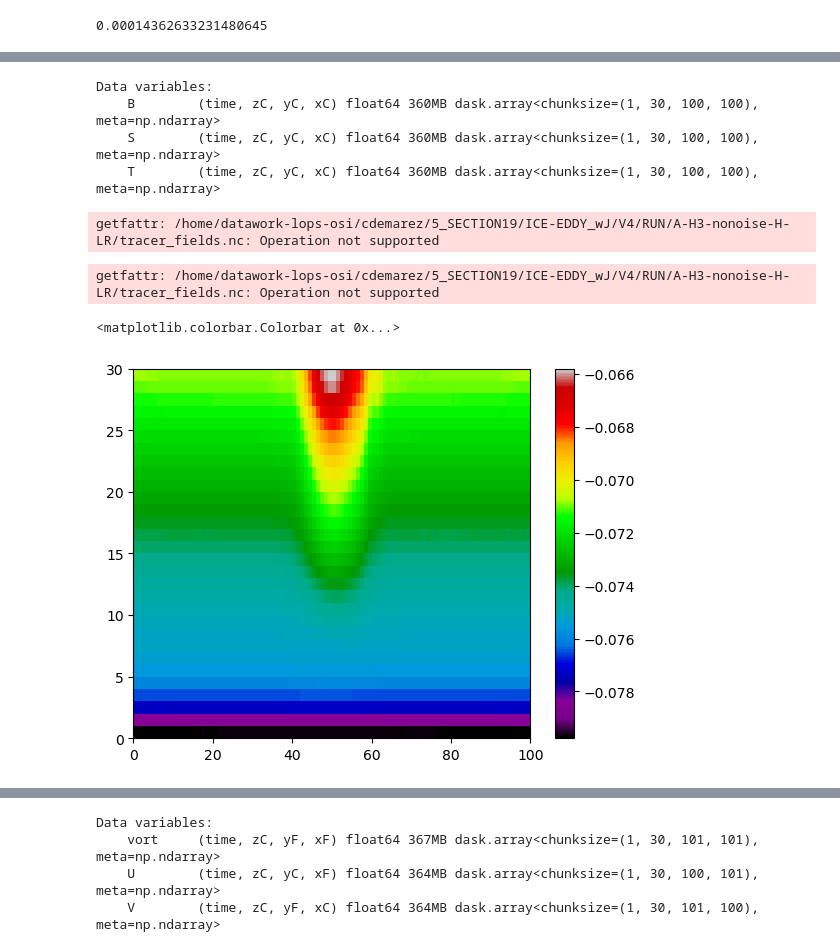
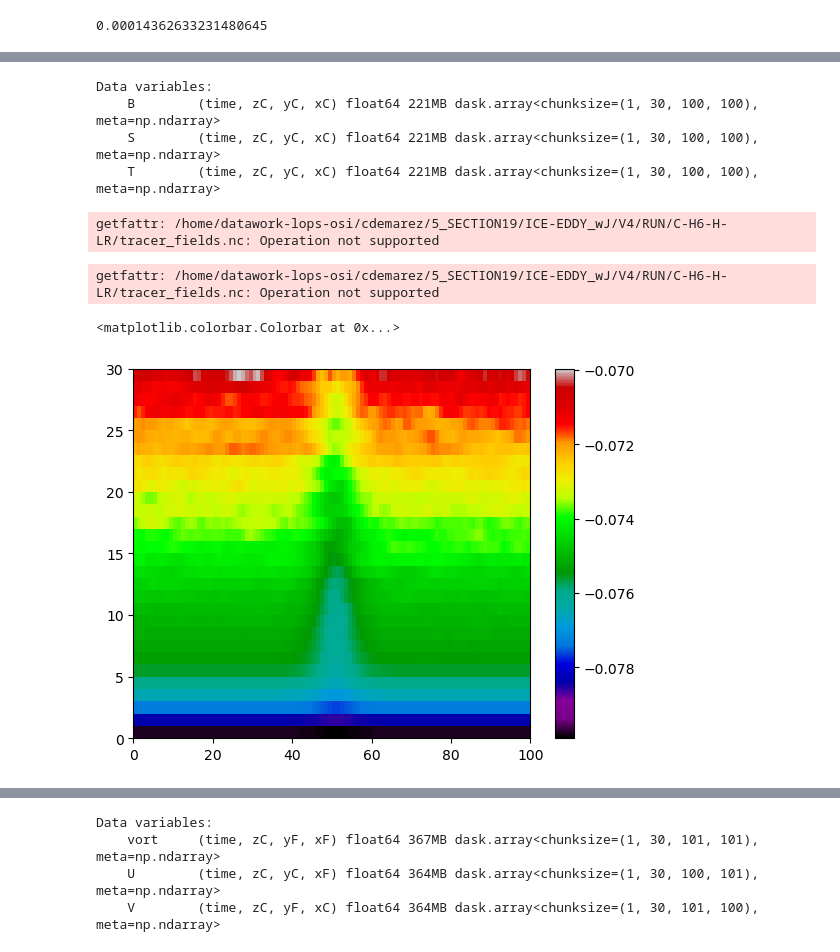
Before and after one commit to demarez/ice-eddy, a Jupyter notebook: DIAGS/3D_plot.ipynb, the cells around one changed output, grey strips where cells are left out. Drawn from its saved outputs; the diff is of its cells as text; code cells hidden in the pictures.

```diff
--- a/DIAGS/3D_plot.ipynb
+++ b/DIAGS/3D_plot.ipynb
@@ -161,5 +276,5 @@ f0=coriolis_frequency(lat);print(f0)
 # %%
-vmax=0.7
+vmax=0.1
 vmin=-vmax
 
 kw = {
@@ -174,7 +289,7 @@ kw = {
 
 path_root='/home/datawork-lops-osi/cdemarez/5_SECTION19/ICE-EDDY_wJ/V4/'
 
-experiment="A-H3-nonoise-H-LR"
+experiment="C-H6-H-LR"
 data_path = path_root+"/RUN/"+experiment
 
 
@@ -186,7 +301,7 @@ tracer_fields_paths = '{0}/{1}'.format(data_path, tracer_fields)
 
 data = xr.open_mfdataset(vel_fields_paths)# preprocess=remove_empty_ds )
 
-var = data.vort.isel(time=60).transpose("yF","xF","zC")
+var = data.vort.isel(time=7).transpose("yF","xF","zC")
 
 Ny, Nx, Nz = var.shape
 
@@ -276,18 +334,18 @@ data = xr.open_mfdataset(tracer_fields_paths)# preprocess=remove_empty_ds )
 print(data.data_vars)
 # %% [output]
 Data variables:
-    B        (time, zC, yC, xC) float64 360MB dask.array<chunksize=(1, 30, 100, 100), meta=np.ndarray>
-    S        (time, zC, yC, xC) float64 360MB dask.array<chunksize=(1, 30, 100, 100), meta=np.ndarray>
-    T        (time, zC, yC, xC) float64 360MB dask.array<chunksize=(1, 30, 100, 100), meta=np.ndarray>
+    B        (time, zC, yC, xC) float64 221MB dask.array<chunksize=(1, 30, 100, 100), meta=np.ndarray>
+    S        (time, zC, yC, xC) float64 221MB dask.array<chunksize=(1, 30, 100, 100), meta=np.ndarray>
+    T        (time, zC, yC, xC) float64 221MB dask.array<chunksize=(1, 30, 100, 100), meta=np.ndarray>
-getfattr: /home/datawork-lops-osi/cdemarez/5_SECTION19/ICE-EDDY_wJ/V4/RUN/A-H3-nonoise-H-LR/tracer_fields.nc: Operation not supported
+getfattr: /home/datawork-lops-osi/cdemarez/5_SECTION19/ICE-EDDY_wJ/V4/RUN/C-H6-H-LR/tracer_fields.nc: Operation not supported
 # %%
-var = data.B.isel(time=90).transpose("yC","xC","zC")
+var = data.B.isel(time=0).transpose("yC","xC","zC")
 plt.pcolormesh(var[:,50,:].T,cmap='nipy_spectral')
 plt.colorbar()
 # %% [output]
-getfattr: /home/datawork-lops-osi/cdemarez/5_SECTION19/ICE-EDDY_wJ/V4/RUN/A-H3-nonoise-H-LR/tracer_fields.nc: Operation not supported
+getfattr: /home/datawork-lops-osi/cdemarez/5_SECTION19/ICE-EDDY_wJ/V4/RUN/C-H6-H-LR/tracer_fields.nc: Operation not supported
 <matplotlib.colorbar.Colorbar at 0x...>
-[figure, old version]
+[figure, new version]
 # %%
 plt.plot(var[0,0,:],Z[0,0,:])
 plt.plot(var[50,50,:],Z[50,50,:])
```
Also changed, not shown: parts of 5 cells of this notebook, 10 other files.
